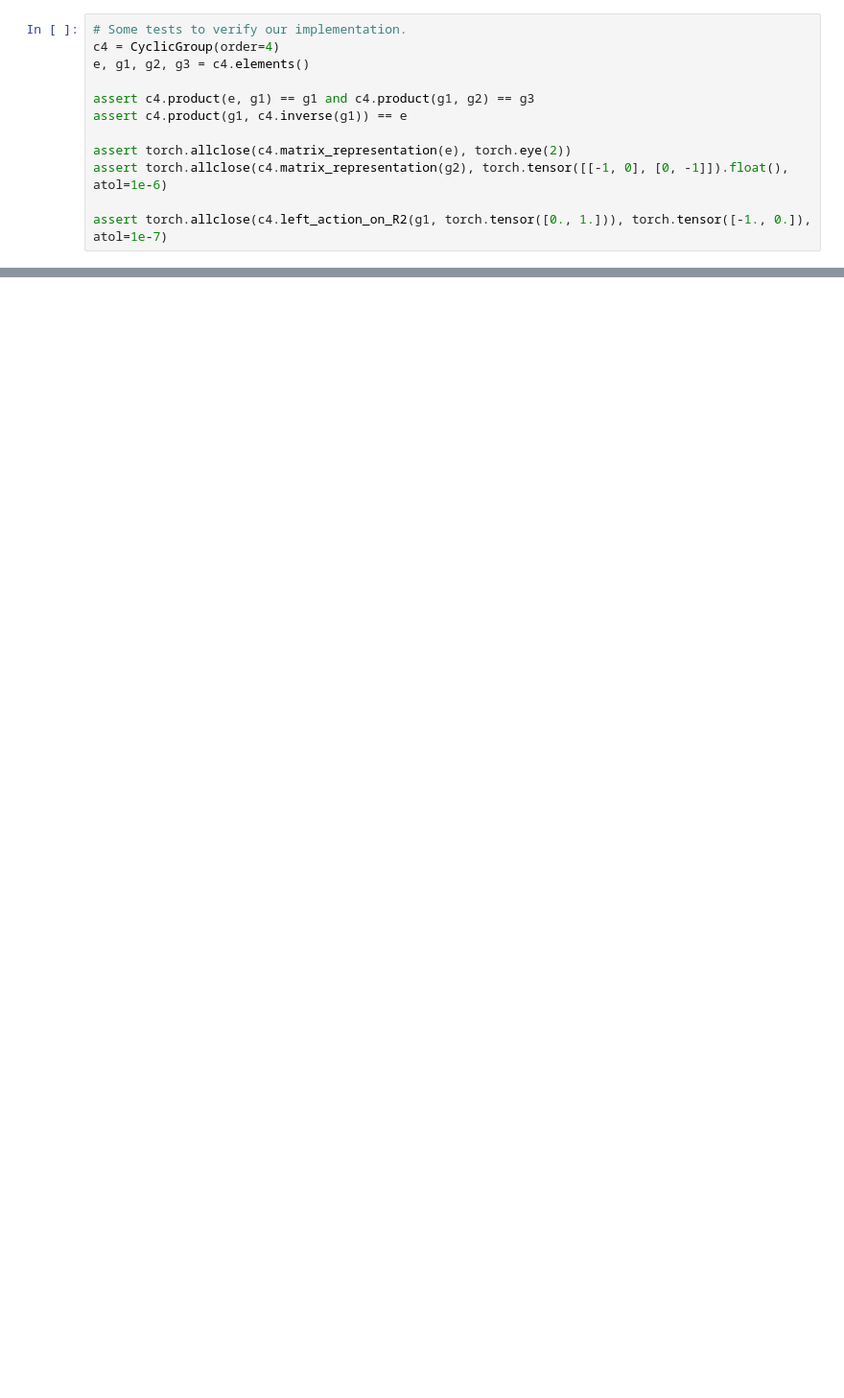
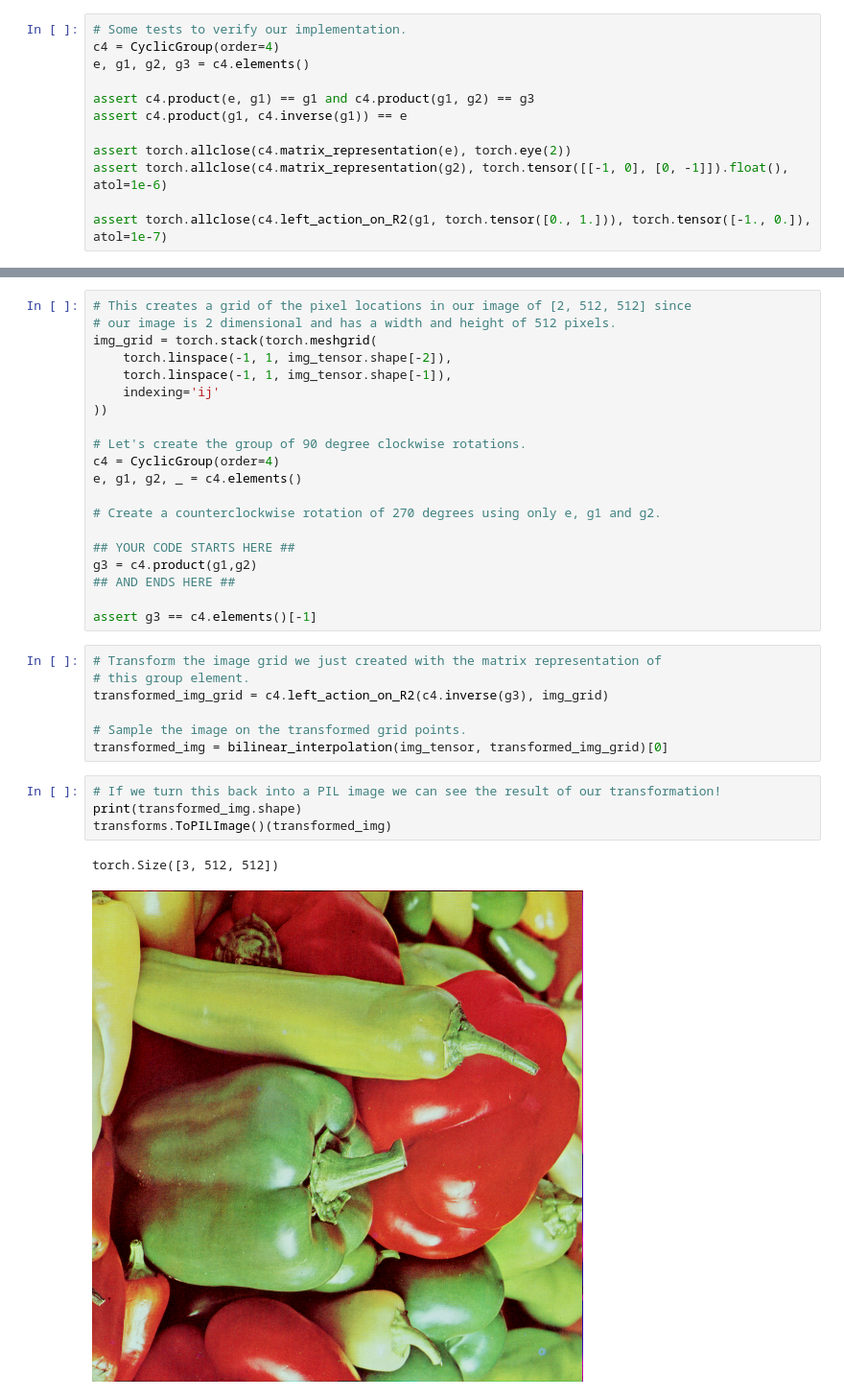
Before and after one commit to TAOGenna/ai-notebooks-implementations, a Jupyter notebook: regular_group_conv.ipynb, the cells around one changed output, grey strips where cells are left out. Shown at 96% size. Drawn from its saved outputs; the diff is of its cells as text; blank space fills up the shorter version.

Commit message:
group theory plus group conv

```diff
--- a/regular_group_conv.ipynb
+++ b/regular_group_conv.ipynb
@@ -247,0 +314,34 @@ print(foo % (2*math.pi))
+# %%
+# This creates a grid of the pixel locations in our image of [2, 512, 512] since
+# our image is 2 dimensional and has a width and height of 512 pixels.
+img_grid = torch.stack(torch.meshgrid(
+    torch.linspace(-1, 1, img_tensor.shape[-2]),
+    torch.linspace(-1, 1, img_tensor.shape[-1]),
+    indexing='ij'
+))
+
+# Let's create the group of 90 degree clockwise rotations.
+c4 = CyclicGroup(order=4)
+e, g1, g2, _ = c4.elements()
+
+# Create a counterclockwise rotation of 270 degrees using only e, g1 and g2.
+
+## YOUR CODE STARTS HERE ##
+g3 = c4.product(g1,g2)
+## AND ENDS HERE ##
+
+assert g3 == c4.elements()[-1]
+# %%
+# Transform the image grid we just created with the matrix representation of
+# this group element.
+transformed_img_grid = c4.left_action_on_R2(c4.inverse(g3), img_grid)
+
+# Sample the image on the transformed grid points.
+transformed_img = bilinear_interpolation(img_tensor, transformed_img_grid)[0]
+# %%
+# If we turn this back into a PIL image we can see the result of our transformation!
+print(transformed_img.shape)
+transforms.ToPILImage()(transformed_img)
+# %% [output]
+torch.Size([3, 512, 512])
+[figure, added]
```
Also changed, not shown: parts of 13 cells of this notebook, 2 other files.
